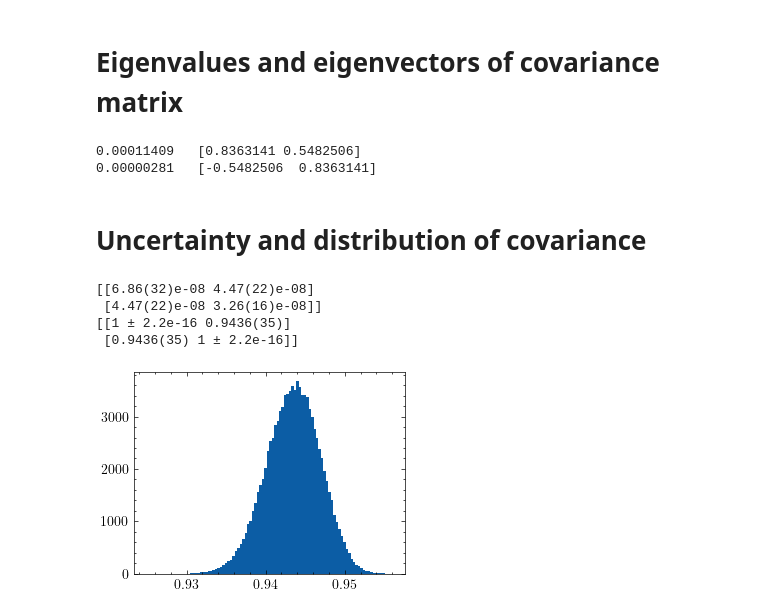
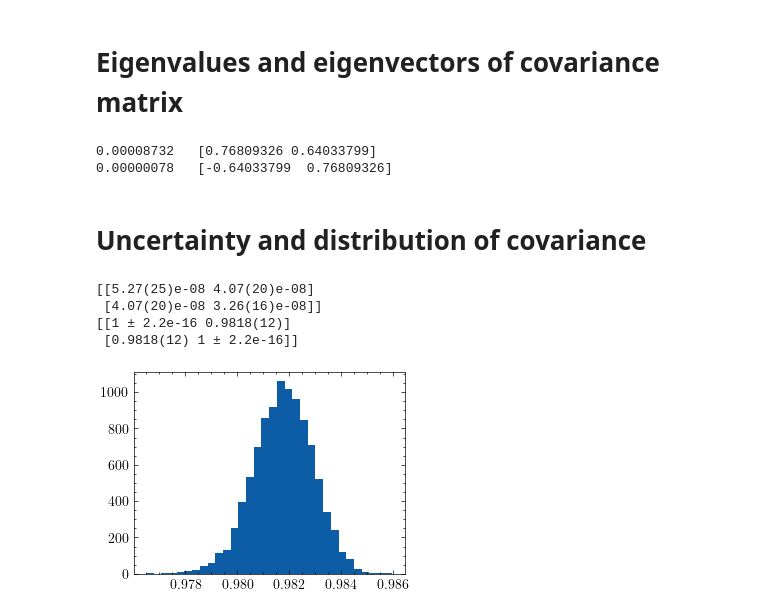
Before and after one commit to lsnbr/milc_luis, a Jupyter notebook: zeugs/ana_and_plotting_scripts/testing_zero_flowtime_fits.ipynb, the cells around one changed output. Cells and saved outputs as stored; diff of their text form; code cells hidden in the pictures.

```diff
--- a/zeugs/ana_and_plotting_scripts/testing_zero_flowtime_fits.ipynb
+++ b/zeugs/ana_and_plotting_scripts/testing_zero_flowtime_fits.ipynb
@@ -33,7 +33,7 @@ Number of bootstrap samples = 1000
 # %%
 # which data for fit
 sub    = (0,1)
-iflows = [11,18]
+iflows = [14,18]
 
 # x data (flowtimes)
 x_data = flowtimes[iflows]
@@ -92,31 +75,31 @@ eigvals, eigvecs = np.linalg.eig(gv.evalcov(y_data))
 for i, ei in enumerate(eigvals):
     print(f'{ei:.8f}   {eigvecs[:,i]}')
 # %% [output]
-0.00011409   [0.8363141 0.5482506]
-0.00000281   [-0.5482506  0.8363141]
+0.00008732   [0.76809326 0.64033799]
+0.00000078   [-0.64033799  0.76809326]
 # %% [markdown]
 # Uncertainty and distribution of covariance
 # %%
-n_bs = 100000
+n_bs = 10000
 
 y_cov_bs  = np.zeros(shape=(n_bs, len(y_data), len(y_data)), dtype=float)
 y_corr_bs = np.zeros(shape=(n_bs, len(y_data), len(y_data)), dtype=float)
 
 for i_bs, y_bs in enumerate(gv.dataset.bootstrap_iter(y_ense ,n=n_bs)):
     y_cov_bs[i_bs]  = gv.evalcov(gv.dataset.avg_data(y_bs))
     y_corr_bs[i_bs] = gv.evalcorr(gv.dataset.avg_data(y_bs))
 
 y_cov = gv.dataset.avg_data(y_cov_bs, bstrap=True)
 print(y_cov)
 
 y_corr = gv.dataset.avg_data(y_corr_bs, bstrap=True)
 print(y_corr)
 
-plt.hist(y_corr_bs[:,1,0], bins=100)
+plt.hist(y_corr_bs[:,1,0], bins=32)
 plt.show()
 # %% [output]
-[[6.86(32)e-08 4.47(22)e-08]
- [4.47(22)e-08 3.26(16)e-08]]
-[[1 ± 2.2e-16 0.9436(35)]
- [0.9436(35) 1 ± 2.2e-16]]
+[[5.27(25)e-08 4.07(20)e-08]
+ [4.07(20)e-08 3.26(16)e-08]]
+[[1 ± 2.2e-16 0.9818(12)]
+ [0.9818(12) 1 ± 2.2e-16]]
-[figure, old version]
+[figure, new version]
```
Also changed, not shown: parts of 11 cells of this notebook, 1 other file.
